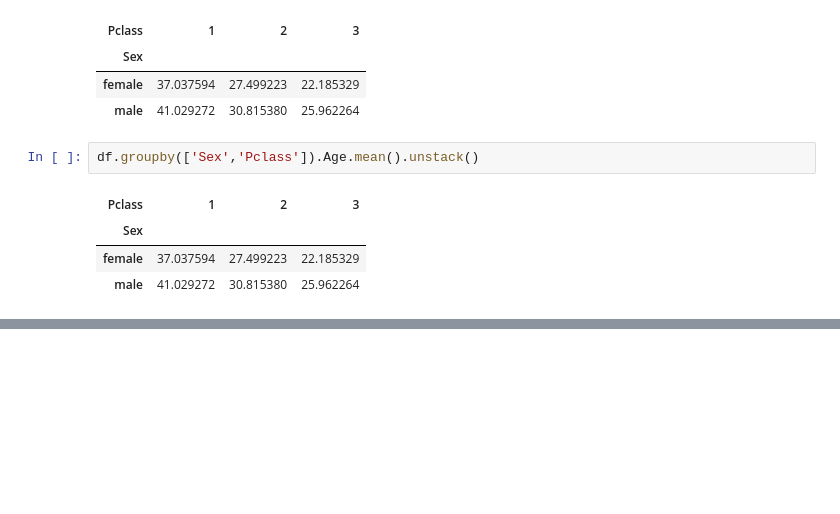
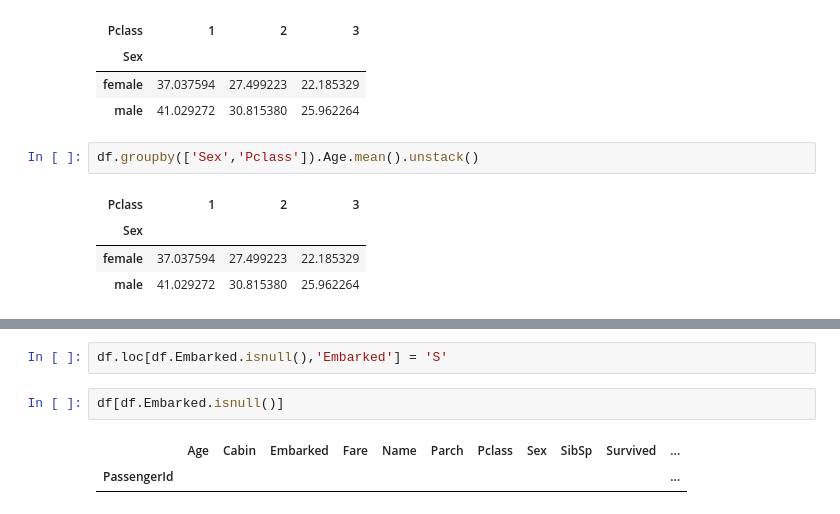
Before and after one commit to sgrosu/titanic, a Jupyter notebook: notebooks/2.0exploring-processing.ipynb, the cells around one changed output, grey strips where cells are left out. Cells and saved outputs as stored; diff of their text form; blank space fills up the shorter version.

```diff
--- a/notebooks/2.0exploring-processing.ipynb
+++ b/notebooks/2.0exploring-processing.ipynb
@@ -387,0 +431,7 @@ df.groupby(['Sex','Pclass']).Age.mean().unstack()
+# %%
+df.loc[df.Embarked.isnull(),'Embarked'] = 'S'
+# %%
+df[df.Embarked.isnull()]
+# %% [output]
+|  | Age | Cabin | Embarked | Fare | Name | Parch | Pclass | Sex | SibSp | Survived | ... |
+| PassengerId |  |  |  |  |  |  |  |  |  |  | ... |
```
Also changed, not shown: parts of 5 cells of this notebook.
